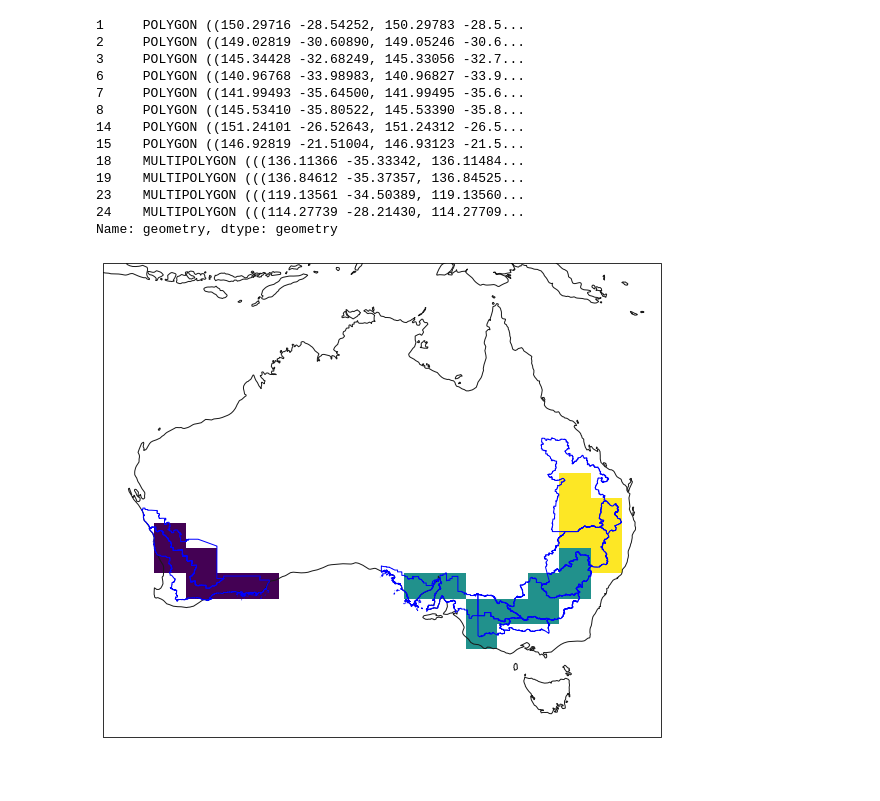
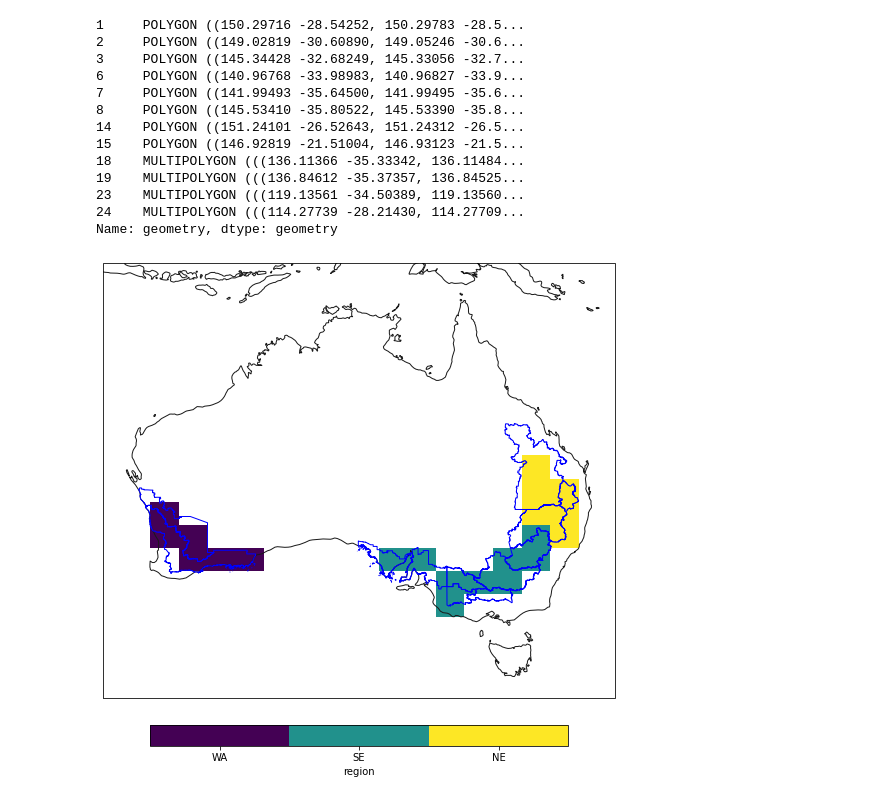
Before and after one commit to AusClimateService/unseen, a Jupyter notebook: notebooks/ag_regions.ipynb, the cells around one changed output. Cells and saved outputs as stored; diff of their text form; code cells hidden in the pictures; blank space fills up the shorter version.

Commit message:
Grid point figure

```diff
--- a/notebooks/ag_regions.ipynb
+++ b/notebooks/ag_regions.ipynb
@@ -147,17 +147,20 @@ for key, value in region_values.items():
 # %%
 proj = ccrs.PlateCarree()
 fig, ax = plt.subplots(figsize=(10, 10), subplot_kw=dict(projection=proj))
 
-h = mask.plot(ax=ax, transform=proj, add_colorbar=False)
-#cbar = plt.colorbar(h, orientation='horizontal')
-#cbar.set_ticks(np.array([500, 600, 700]))
-#cbar.set_ticklabels(['WA', 'SE', 'NE'])
-#cbar.set_label("region")
+h = mask.plot(ax=ax,
+              transform=proj,
+              add_colorbar=False,
+              levels=np.array([450, 550, 650, 750]))
+cbar = plt.colorbar(h, orientation='horizontal', shrink=0.75, pad=0.05)
+cbar.set_ticks(np.array([500, 600, 700]))
+cbar.set_ticklabels(['WA', 'SE', 'NE'])
+cbar.set_label("region")
 
 ax.set_extent((xmin, xmax, ymin, ymax), crs=ccrs.PlateCarree())
 ax.coastlines(color="0.1")
 ax.add_geometries(wheat_sheep_gp.geometry, crs=proj, facecolor='none', edgecolor='blue')
 
-plt.show()
+plt.savefig('abares_grid_points.png', bbox_inches='tight')
 # %% [output]
-[figure, old version]
+[figure, new version]
```
Also changed, not shown: 1 other file.
